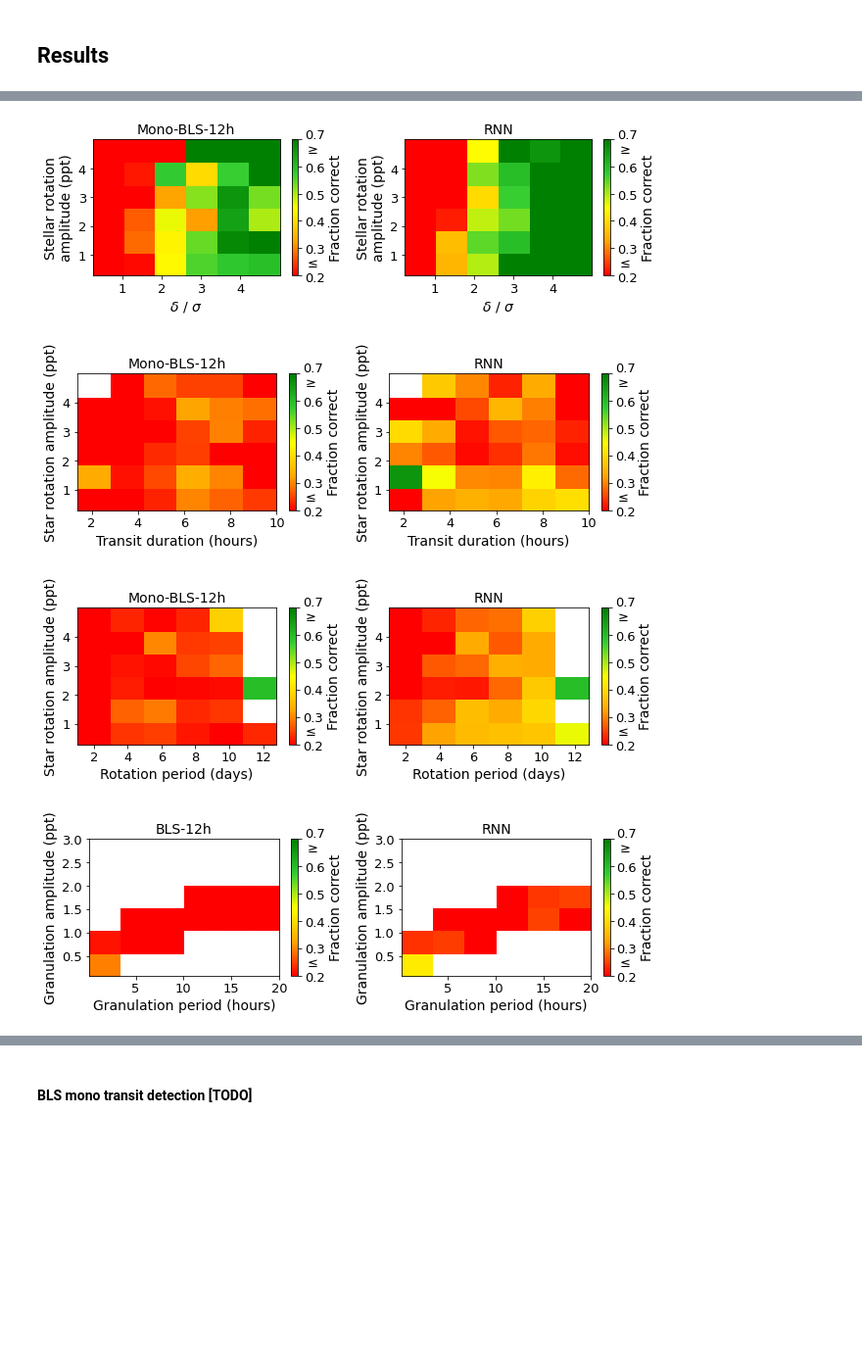
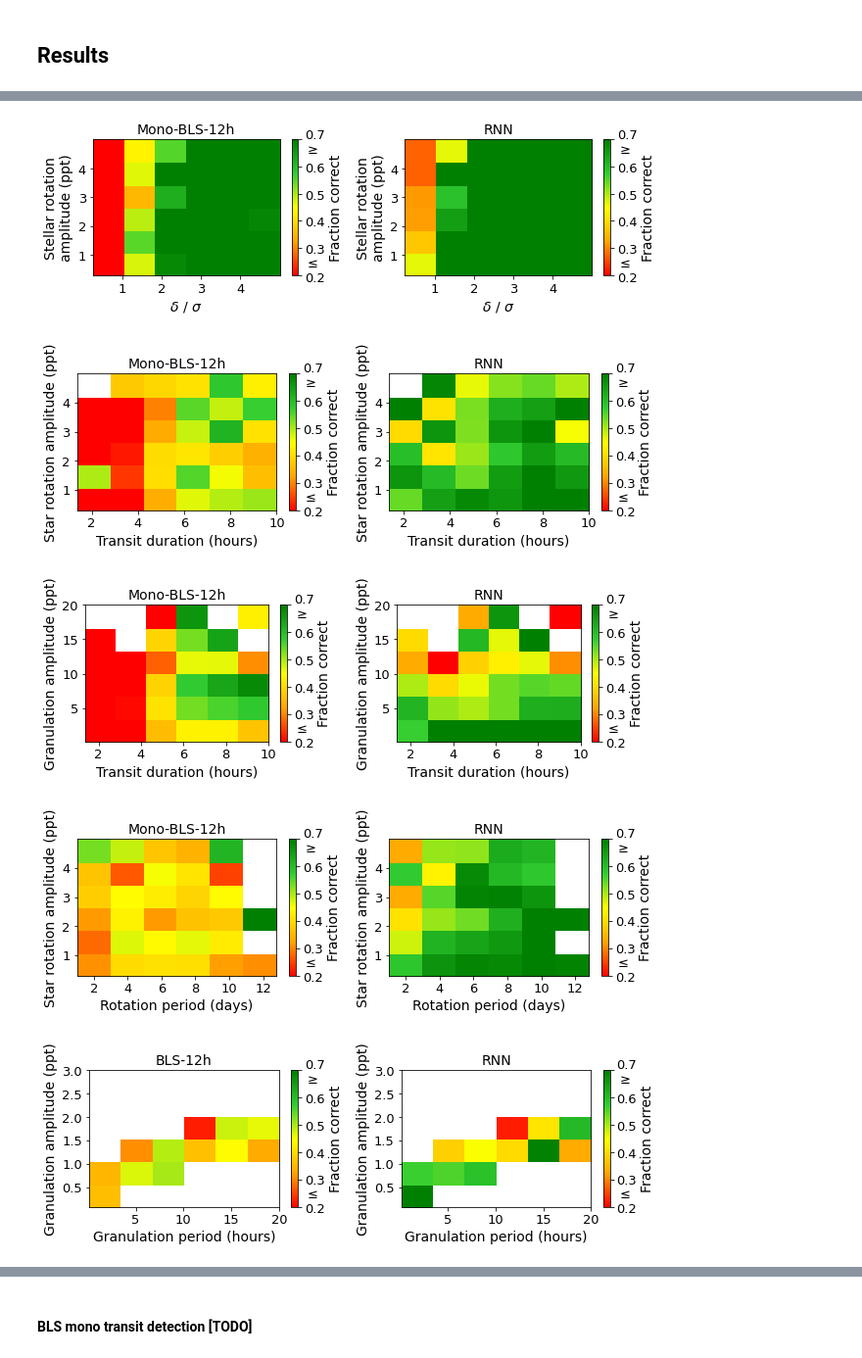
Before and after one commit to ykerus/transit-detection-rnn, a Jupyter notebook: experiments/monotransits.ipynb, the cells around one changed output, grey strips where cells are left out. Shown at 98% size. Cells and saved outputs as stored; diff of their text form; code cells hidden in the pictures; blank space fills up the shorter version.

Commit message:
Update and results backup

```diff
--- a/experiments/monotransits.ipynb
+++ b/experiments/monotransits.ipynb
@@ -295,9 +304,9 @@ def get_threshold(threshold_results, thresholds, precision_lvl=0.9, min_recall=0
 # %%
 meta = get_data_params()
-bls_detections = get_results("results/bls_monodetections2.pkl")
+bls_detections = get_results("results/bls_monodetections_final.pkl")
 # rnn_1_detections = get_results("results/rnn_mono_detections.pkl")
 # rnn_2_detections = get_results("results/rnn_mono_detections2.pkl")
-rnn_detections = get_results("results/rnn_mono_detections4.pkl")
+rnn_detections = get_results("results/rnn_mono_detections5.pkl")
 # rnn_sde_detections = get_results("results/rnn_sde_single_detections.pkl")
 # %%
 # rnn_detections = {i:{} for i in rnn_1_detections}
@@ -336,7 +354,8 @@ dfm_thresholds = np.linspace(0.5,55,100)
 dfm_results = evaluate_thresholds(dfm_detections, dfm_thresholds, dur_factor=2)
 # %%
-sde_detections = {i:{"sde":bls_detections[i]["sde"]} for i in meta}
-sde_thresholds = np.linspace(-0.5,13,100)
+sde_detections = {i:{**{f"sde-{x}h":bls_detections[i][f"sde-{x}h"] for x in [6, 12, 24]},
+                     **{f"sde_it-{x}h":bls_detections[i][f"sde_it-{x}h"] for x in [6, 12, 24]}} for i in meta}
+sde_thresholds = np.linspace(-0.5,24,200)
 sde_results = evaluate_thresholds(sde_detections, sde_thresholds, dur_factor=2)
 # %%
 bls_results = {**s2n_results, **dfm_results, **sde_results}
@@ -450,8 +493,10 @@ def plot_1d(model_correct, array, labels, n_bins=10, xlbl="", legend=True, offse
     if show:
         plt.show()
 # %%
-def get_scores(mname, detect_dic, results_dic, thresholds, precision_lvl=0.9, return_sampleids=False):
-    thresh = get_threshold(results_dic[mname], thresholds, precision_lvl=0.9)[0]
+def get_scores(mname, detect_dic, results_dic, thresholds, precision_lvl=0.9,
+               min_recall=0.1, return_sampleids=False):
+    thresh = get_threshold(results_dic[mname], thresholds, precision_lvl=precision_lvl,
+                          min_recall=min_recall)[0]
     correct_detections = []
     sampleids = []
     for i in meta:
@@ -474,5 +519,11 @@ def get_data_params(meta, pname, fn=lambda a:a, pl_param=True):
         lst = [fn(meta[i][pname]) for i in meta if len(meta[i]["planets"])]
     return np.array(lst)
 # %%
-rnn_scores, scores_sampleids = get_scores("rnn", rnn_detections, rnn_results, rnn_thresholds, return_sampleids=1)
-bls_scores = get_scores("sde", sde_detections, sde_results, sde_thresholds)
+# at threshold for for which recall>0.1 and precision closest to 0.9
+prec_lvl = 0 # precision_lvl
+min_rec = 0.1 # min_recall
+
+rnn_scores, scores_sampleids = get_scores("rnn", rnn_detections, rnn_results, rnn_thresholds,
+                                          precision_lvl=prec_lvl, min_recall=min_rec, return_sampleids=1)
+bls_scores = get_scores("sde", sde_detections, sde_results, sde_thresholds,
+                       precision_lvl=prec_lvl, min_recall=min_rec)
@@ -603,6 +679,11 @@ array_2, label_2 = rot_sigma, "Star rotation amplitude (ppt)"
 pair_2d([bls_scores, rnn_scores], array_1, array_2, ["Mono-BLS-12h", "RNN"],
         label_1, label_2, n_bins_1=6, n_bins_2=6, rng1=(None,10), rng2=(None,None))
 
+array_1, label_1 = duration, "Transit duration (hours)"
+array_2, label_2 = gran_period, "Granulation amplitude (ppt)"
+pair_2d([bls_scores, rnn_scores], array_1, array_2, ["Mono-BLS-12h", "RNN"],
+        label_1, label_2, n_bins_1=6, n_bins_2=6, rng1=(None,10), rng2=(None,20))
+
 array_1, label_1 = rot_period, "Rotation period (days)"
 array_2, label_2 = rot_sigma, "Star rotation amplitude (ppt)"
 pair_2d([bls_scores, rnn_scores], array_1, array_2, ["Mono-BLS-12h", "RNN"],
@@ -617,7 +698,8 @@ pair_2d([bls_scores, rnn_scores], array_1, array_2, ["BLS-12h", "RNN"],
-[figure, old version]
+[figure, new version]
-[figure, old version]
+[figure, new version]
-[figure, old version]
+[figure, new version]
-[figure, old version]
+[figure, new version]
+[figure, added]
 # %%
 def A_vs_B(Ascores, Bscores, sampleids):
     results = {}
```
Also changed, not shown: parts of 19 cells of this notebook, 29 other files.
